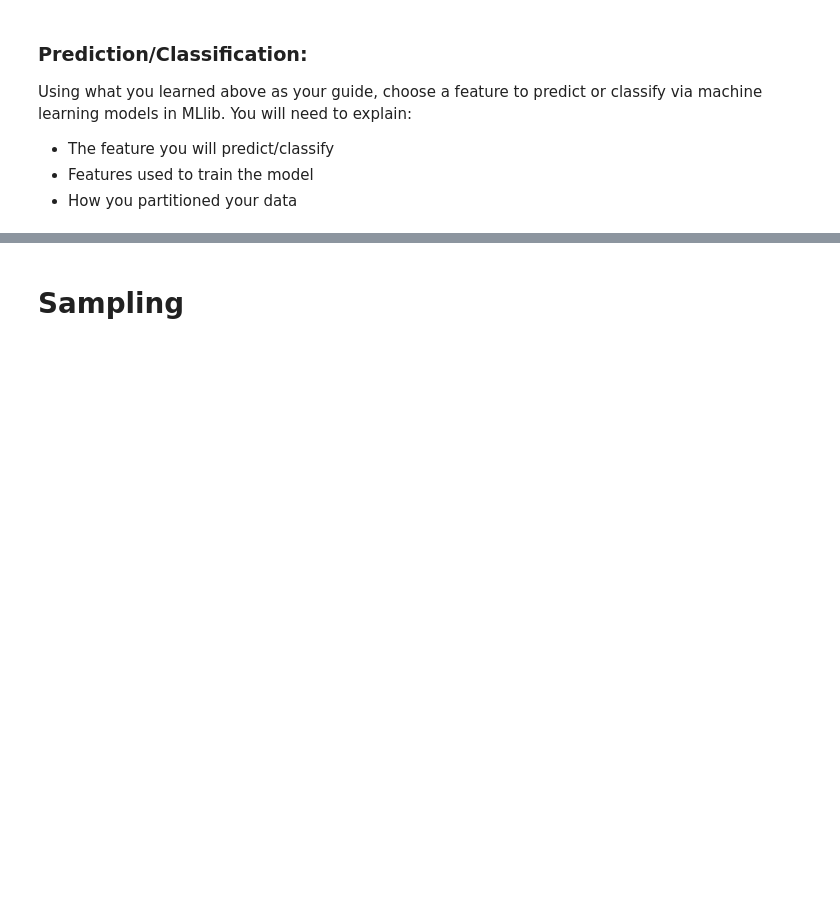
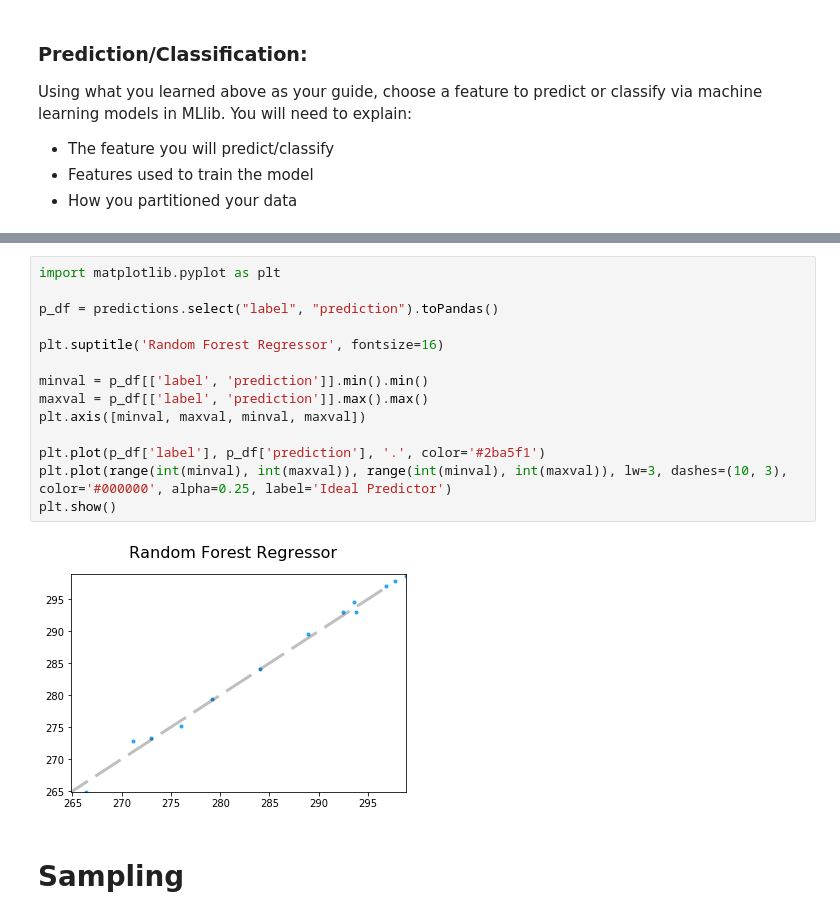
Before and after one commit to gordongli/reddit-spark-analysis, a Jupyter notebook: NAM.ipynb, the cells around one changed output, grey strips where cells are left out. Drawn from its saved outputs; the diff is of its cells as text; blank space fills up the shorter version.

```diff
--- a/NAM.ipynb
+++ b/NAM.ipynb
@@ -685,3 +919,19 @@ Using what you learned above as your guide, choose a feature to predict or class
+# %%
+import matplotlib.pyplot as plt
+
+p_df = predictions.select("label", "prediction").toPandas()
+
+plt.suptitle('Random Forest Regressor', fontsize=16)
+
+minval = p_df[['label', 'prediction']].min().min()
+maxval = p_df[['label', 'prediction']].max().max()
+plt.axis([minval, maxval, minval, maxval])
+
+plt.plot(p_df['label'], p_df['prediction'], '.', color='#2ba5f1')
+plt.plot(range(int(minval), int(maxval)), range(int(minval), int(maxval)), lw=3, dashes=(10, 3), color='#000000', alpha=0.25, label='Ideal Predictor')
+plt.show()
+# %% [output]
+[figure, added]
 # %% [markdown]
 # Sampling
 # %% [markdown]
```
Also changed, not shown: parts of 18 cells of this notebook.
